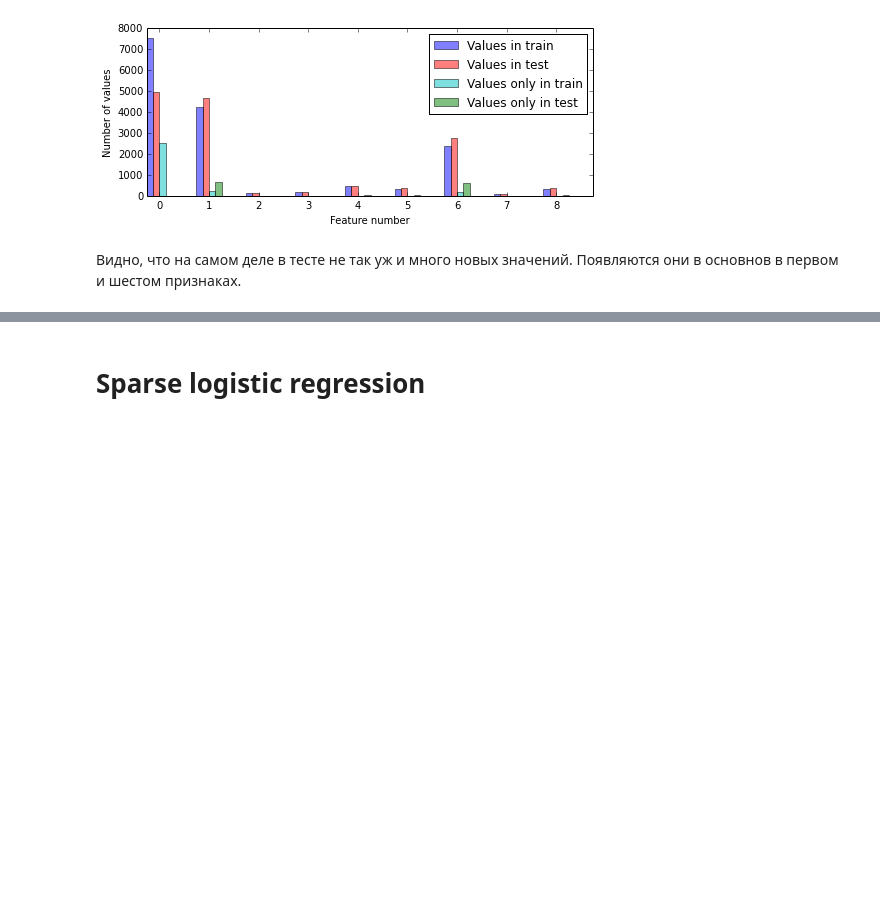
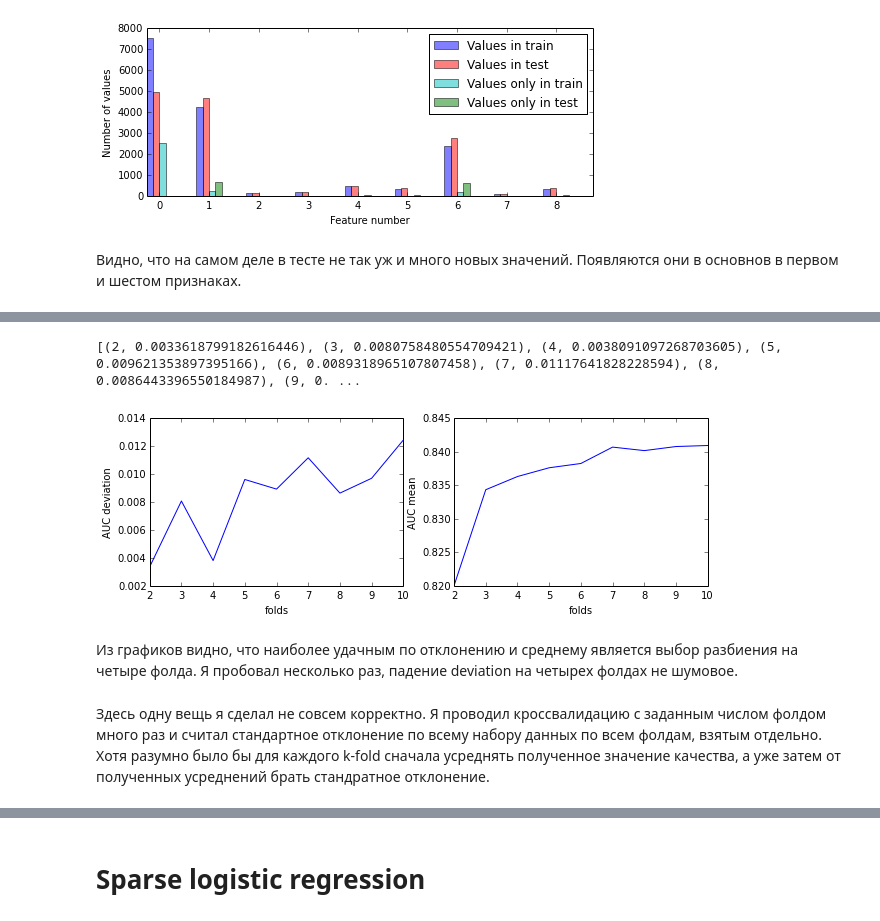
Before and after one commit to Newozz/research, a Jupyter notebook: fonarev_diploma.ipynb, the cells around one changed output, grey strips where cells are left out. Cells and saved outputs as stored; diff of their text form; code cells hidden in the pictures; blank space fills up the shorter version.

```diff
--- a/fonarev_diploma.ipynb
+++ b/fonarev_diploma.ipynb
@@ -173,0 +289,22 @@ pl.savefig('unique_vals.pdf')
+# %%
+from sklearn import cross_validation
+
+means = list()
+deviations = list()
+kfolds = range(2, 11)
+for kfold in kfolds:
+    print 'kfold =', kfold
+    scores_cv = list()
+    for resplit in range(int(100.0 / kfold)):
+        print resplit,
+        score_cv = cross_validation.cross_val_score(
+                NaiveBayesModel(),
+                data_train_x,
+                data_train_y,
+                cv=kfold,
+                n_jobs=2,
+                scoring='roc_auc')
+        scores_cv.append(score_cv)
+    print ''
+    means.append(np.array(scores_cv).mean())
+    deviations.append(np.array(scores_cv).std())
@@ -173,0 +330,24 @@ pl.savefig('unique_vals.pdf')
+# %%
+print zip(kfolds, deviations)
+# %% [output]
+[(2, 0.0033618799182616446), (3, 0.0080758480554709421), (4, 0.0038091097268703605), (5, 0.009621353897395166), (6, 0.0089318965107807458), (7, 0.01117641828228594), (8, 0.0086443396550184987), (9, 0. ...
+# %%
+pl.figure(figsize=(10.0, 3.0))
+
+pl.subplot2grid((1, 2), (0, 0))
+pl.plot(kfolds, deviations)
+pl.xlabel('folds')
+pl.ylabel('AUC deviation')
+
+pl.subplot2grid((1, 2), (0, 1))
+pl.plot(kfolds, means)
+pl.xlabel('folds')
+pl.ylabel('AUC mean')
+
+pl.savefig('naive_bayes_cv_folds.pdf')
+# %% [output]
+[figure, added]
+# %% [markdown]
+Из графиков видно, что наиболее удачным по отклонению и среднему является выбор разбиения на четыре фолда. Я пробовал несколько раз, падение deviation на четырех фолдах не шумовое.
+# %% [markdown]
+Здесь одну вещь я сделал не совсем корректно. Я проводил кроссвалидацию с заданным числом фолдом много раз и считал стандартное отклонение по всему набору данных по всем фолдам, взятым отдельно. Хотя разумно было бы для каждого k-fold сначала усреднять полученное значение качества, а уже затем от полученных усреднений брать стандратное отклонение.
```
Also changed, not shown: parts of 98 cells of this notebook.
